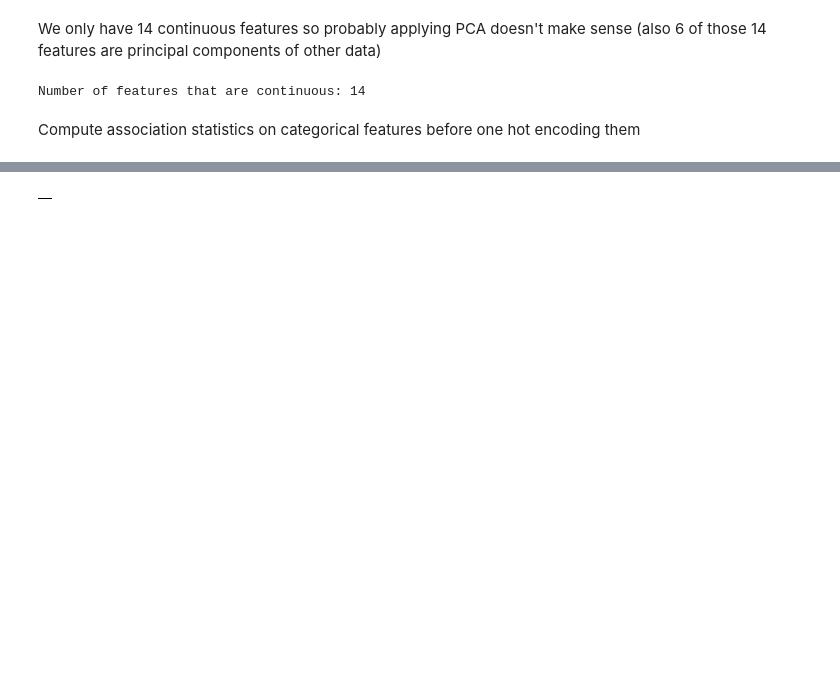
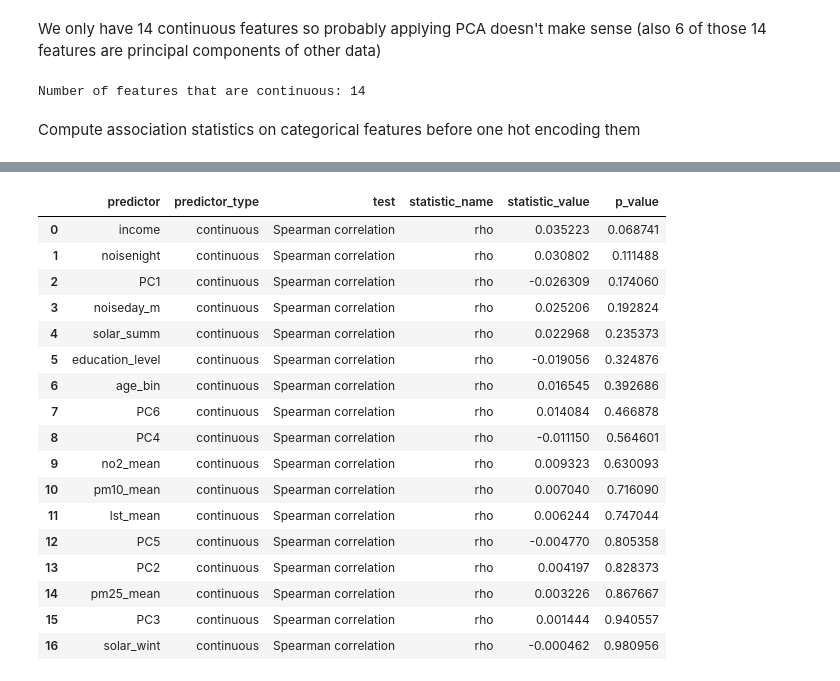
Before and after one commit to MauroPello/ENAC-ML4Science_LIPID, a Jupyter notebook: main.ipynb, the cells around one changed output, grey strips where cells are left out. Drawn from its saved outputs; the diff is of its cells as text; code cells hidden in the pictures; blank space fills up the shorter version.

```diff
--- a/main.ipynb
+++ b/main.ipynb
@@ -267,7 +266,6 @@ df = load_combined_dataset(
     "data/morphology_data_cleaned.csv",
     "data/synthetic_health_data.xlsx",
 )
-df = assign_age_quantile_bins(df)
-
+df = run_pipeline(df)
 print(f"Final dataset shape: {df.shape}")
 # %% [output]
@@ -275,6 +273,3 @@ Final dataset shape: (2631, 34)
 # %%
-features = drop_extra_features(
-    df,
-    excluded_targets=POSSIBLE_TARGET_FEATURES,
-)
+features = drop_extra_features(df, excluded_targets=POSSIBLE_TARGET_FEATURES)
 # %%
@@ -361,10 +365,11 @@ else:
 # %%
-for col in ALL_CATEGORICAL_FEATURES:
+# STEP ALREADY DONE IN THE PIPELINE
+"""for col in ALL_CATEGORICAL_FEATURES:
     if col in features.columns and col:
         dummies = pd.get_dummies(features[col], prefix=col)
-        features = pd.concat([features.drop(columns=[col]), dummies], axis=1)
+        features = pd.concat([features.drop(columns=[col]), dummies], axis=1)""";
 # %%
-feature_types = {}
+"""feature_types = {}
 for column in features.columns:
     if column == target_feature:
         feature_types[column] = target_feature_type
@@ -377,18 +382,44 @@ for column in features.columns:
         if not non_null_values.empty and non_null_values.isin([0, 1]).all():
             feature_types[column] = "binary"
         else:
-            feature_types[column] = "continuous"
+            feature_types[column] = "continuous""";
 # %%
-association_df, vif_df = compute_associations(
-    features,
-    target_feature,
-    feature_types=feature_types,
- )
+datasets = {
+    "mental_health": mental_df,
+    "cardiovascular": heart_df,
+    "sleep_disorder": sleep_df,
+    "respiratory": respiratory_df,
+}
 
-for test_name, subset in association_df.groupby("test", sort=False):
-    print(f"\nTest: {test_name}")
-    display(subset.reset_index(drop=True))
+feature_types = {}
+for column in features.columns:
+    if column in ALL_CONTINUOUS_FEATURES:
+        feature_types[column] = "continuous"
+    elif column in ALL_BINARY_FEATURES:
+        feature_types[column] = "binary"
+    else:
+        non_null_values = features[column].dropna()
+        if not non_null_values.empty and non_null_values.isin([0, 1]).all():
+            feature_types[column] = "binary"
+        else:
+            feature_types[column] = "continuous"
 
-print(f"\nTest: VIF")
-display(vif_df.reset_index(drop=True))
+# Add the target feature type for all datasets (continuous risk scores)
+feature_types["target"] = "continuous"
+
+for name, dataset in datasets.items():
+    print(f"\n=== Analyzing target type: {name} ===")
+
+    association_df, vif_df = compute_associations(
+        dataset,
+        "target",
+        feature_types,
+    )
+
+    for test_name, subset in association_df.groupby("test", sort=False):
+        print(f"\nTest: {test_name}")
+        display(subset.reset_index(drop=True))
+
+    print(f"\nTest: VIF")
+    display(vif_df.drop(columns=["p_value"], errors="ignore").reset_index(drop=True))
 # %% [output]
@@ -429 +459,18 @@ Test: Chi-square
-|  |
+|  | predictor | predictor_type | test | statistic_name | statistic_value | p_value |
+| 0 | income | continuous | Spearman correlation | rho | 0.035223 | 0.068741 |
+| 1 | noisenight | continuous | Spearman correlation | rho | 0.030802 | 0.111488 |
+| 2 | PC1 | continuous | Spearman correlation | rho | -0.026309 | 0.174060 |
+| 3 | noiseday_m | continuous | Spearman correlation | rho | 0.025206 | 0.192824 |
+| 4 | solar_summ | continuous | Spearman correlation | rho | 0.022968 | 0.235373 |
+| 5 | education_level | continuous | Spearman correlation | rho | -0.019056 | 0.324876 |
+| 6 | age_bin | continuous | Spearman correlation | rho | 0.016545 | 0.392686 |
+| 7 | PC6 | continuous | Spearman correlation | rho | 0.014084 | 0.466878 |
+| 8 | PC4 | continuous | Spearman correlation | rho | -0.011150 | 0.564601 |
+| 9 | no2_mean | continuous | Spearman correlation | rho | 0.009323 | 0.630093 |
+| 10 | pm10_mean | continuous | Spearman correlation | rho | 0.007040 | 0.716090 |
+| 11 | lst_mean | continuous | Spearman correlation | rho | 0.006244 | 0.747044 |
+| 12 | PC5 | continuous | Spearman correlation | rho | -0.004770 | 0.805358 |
+| 13 | PC2 | continuous | Spearman correlation | rho | 0.004197 | 0.828373 |
+| 14 | pm25_mean | continuous | Spearman correlation | rho | 0.003226 | 0.867667 |
+| 15 | PC3 | continuous | Spearman correlation | rho | 0.001444 | 0.940557 |
+| 16 | solar_wint | continuous | Spearman correlation | rho | -0.000462 | 0.980956 |
```
Also changed, not shown: parts of 9 cells of this notebook, 10 other files.
